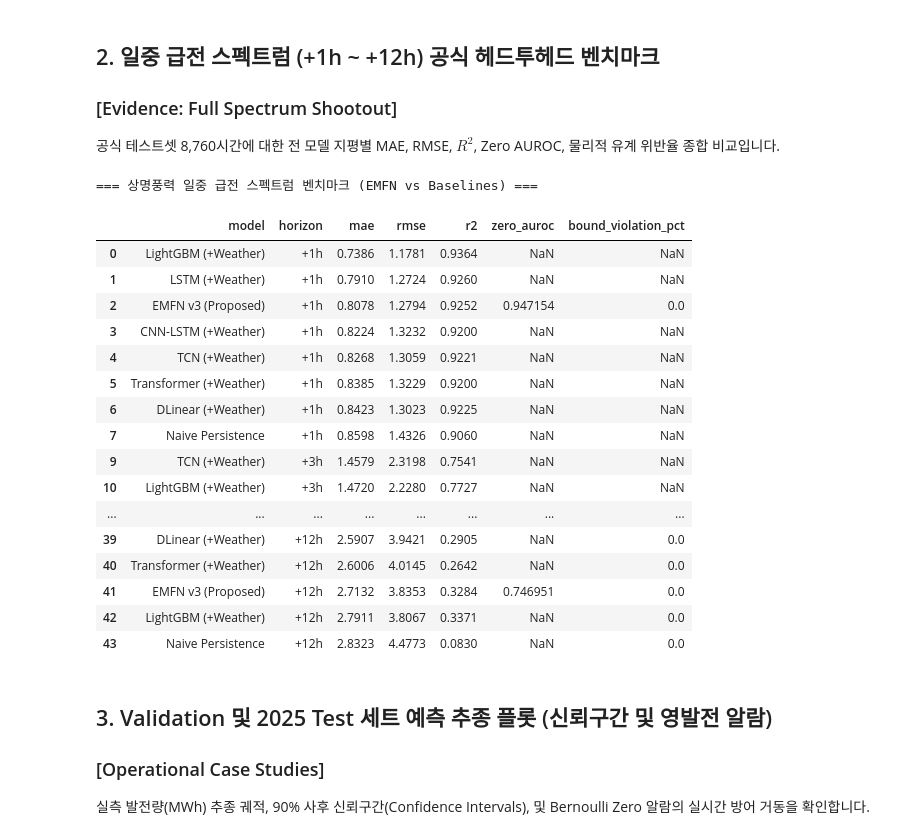
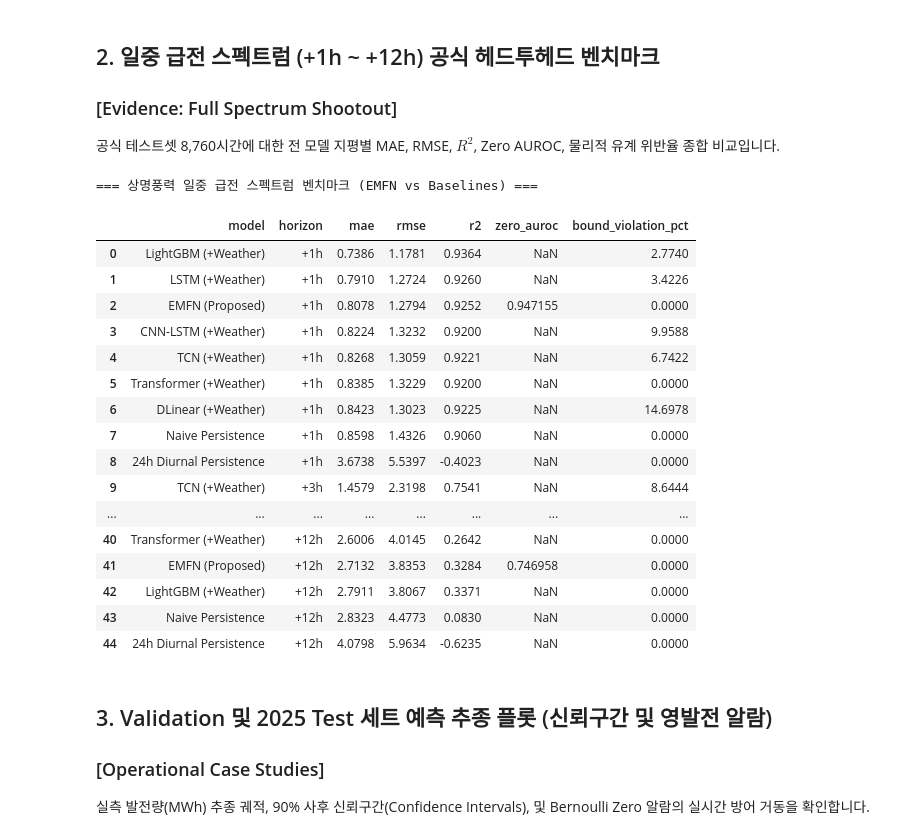
Before and after one commit to lab-axis/Wind-Power-Forecasting, a Jupyter notebook: notebooks/04_dispatch_spectrum_and_operational_analysis.ipynb, the cells around one changed output. Cells and saved outputs as stored; diff of their text form; code cells hidden in the pictures.

```diff
--- a/notebooks/04_dispatch_spectrum_and_operational_analysis.ipynb
+++ b/notebooks/04_dispatch_spectrum_and_operational_analysis.ipynb
@@ -40,41 +40,41 @@ Ready for Operational Dispatch Analysis.
 # %%
 p_disp = 'reports/tables/intraday_dispatch_spectrum_benchmark.csv'
 if os.path.exists(p_disp):
     df_disp = pd.read_csv(p_disp)
     print('=== 상명풍력 일중 급전 스펙트럼 벤치마크 (EMFN vs Baselines) ===')
     sub_disp = df_disp[df_disp['model'].isin([
         'EMFN (Proposed)',
-        'EMFN v3 (Proposed)',
         'LightGBM (+Weather)',
         'TCN (+Weather)',
         'DLinear (+Weather)',
         'CNN-LSTM (+Weather)',
         'LSTM (+Weather)',
         'Transformer (+Weather)',
         'Naive Persistence',
+        '24h Diurnal Persistence',
     ])][['model', 'horizon', 'mae', 'rmse', 'r2', 'zero_auroc', 'bound_violation_pct']].copy()
     display(sub_disp.head(45))
 else:
     print('Benchmark table not found:', p_disp)
 # %% [output]
 === 상명풍력 일중 급전 스펙트럼 벤치마크 (EMFN vs Baselines) ===
 |  | model | horizon | mae | rmse | r2 | zero_auroc | bound_violation_pct |
-| 0 | LightGBM (+Weather) | +1h | 0.7386 | 1.1781 | 0.9364 | NaN | NaN |
-| 1 | LSTM (+Weather) | +1h | 0.7910 | 1.2724 | 0.9260 | NaN | NaN |
-| 2 | EMFN v3 (Proposed) | +1h | 0.8078 | 1.2794 | 0.9252 | 0.947154 | 0.0 |
-| 3 | CNN-LSTM (+Weather) | +1h | 0.8224 | 1.3232 | 0.9200 | NaN | NaN |
-| 4 | TCN (+Weather) | +1h | 0.8268 | 1.3059 | 0.9221 | NaN | NaN |
-| 5 | Transformer (+Weather) | +1h | 0.8385 | 1.3229 | 0.9200 | NaN | NaN |
-| 6 | DLinear (+Weather) | +1h | 0.8423 | 1.3023 | 0.9225 | NaN | NaN |
-| 7 | Naive Persistence | +1h | 0.8598 | 1.4326 | 0.9060 | NaN | NaN |
-| 9 | TCN (+Weather) | +3h | 1.4579 | 2.3198 | 0.7541 | NaN | NaN |
-| 10 | LightGBM (+Weather) | +3h | 1.4720 | 2.2280 | 0.7727 | NaN | NaN |
+| 0 | LightGBM (+Weather) | +1h | 0.7386 | 1.1781 | 0.9364 | NaN | 2.7740 |
+| 1 | LSTM (+Weather) | +1h | 0.7910 | 1.2724 | 0.9260 | NaN | 3.4226 |
+| 2 | EMFN (Proposed) | +1h | 0.8078 | 1.2794 | 0.9252 | 0.947155 | 0.0000 |
+| 3 | CNN-LSTM (+Weather) | +1h | 0.8224 | 1.3232 | 0.9200 | NaN | 9.9588 |
+| 4 | TCN (+Weather) | +1h | 0.8268 | 1.3059 | 0.9221 | NaN | 6.7422 |
+| 5 | Transformer (+Weather) | +1h | 0.8385 | 1.3229 | 0.9200 | NaN | 0.0000 |
+| 6 | DLinear (+Weather) | +1h | 0.8423 | 1.3023 | 0.9225 | NaN | 14.6978 |
+| 7 | Naive Persistence | +1h | 0.8598 | 1.4326 | 0.9060 | NaN | 0.0000 |
+| 8 | 24h Diurnal Persistence | +1h | 3.6738 | 5.5397 | -0.4023 | NaN | 0.0000 |
+| 9 | TCN (+Weather) | +3h | 1.4579 | 2.3198 | 0.7541 | NaN | 8.6444 |
 | ... | ... | ... | ... | ... | ... | ... | ... |
-| 39 | DLinear (+Weather) | +12h | 2.5907 | 3.9421 | 0.2905 | NaN | 0.0 |
-| 40 | Transformer (+Weather) | +12h | 2.6006 | 4.0145 | 0.2642 | NaN | 0.0 |
-| 41 | EMFN v3 (Proposed) | +12h | 2.7132 | 3.8353 | 0.3284 | 0.746951 | 0.0 |
-| 42 | LightGBM (+Weather) | +12h | 2.7911 | 3.8067 | 0.3371 | NaN | 0.0 |
-| 43 | Naive Persistence | +12h | 2.8323 | 4.4773 | 0.0830 | NaN | 0.0 |
+| 40 | Transformer (+Weather) | +12h | 2.6006 | 4.0145 | 0.2642 | NaN | 0.0000 |
+| 41 | EMFN (Proposed) | +12h | 2.7132 | 3.8353 | 0.3284 | 0.746958 | 0.0000 |
+| 42 | LightGBM (+Weather) | +12h | 2.7911 | 3.8067 | 0.3371 | NaN | 0.0000 |
+| 43 | Naive Persistence | +12h | 2.8323 | 4.4773 | 0.0830 | NaN | 0.0000 |
+| 44 | 24h Diurnal Persistence | +12h | 4.0798 | 5.9634 | -0.6235 | NaN | 0.0000 |
 # %% [markdown]
 ## 3. Validation 및 2025 Test 세트 예측 추종 플롯 (신뢰구간 및 영발전 알람)
 ### [Operational Case Studies]
```
Also changed, not shown: parts of 6 cells of this notebook, 56 other files.
